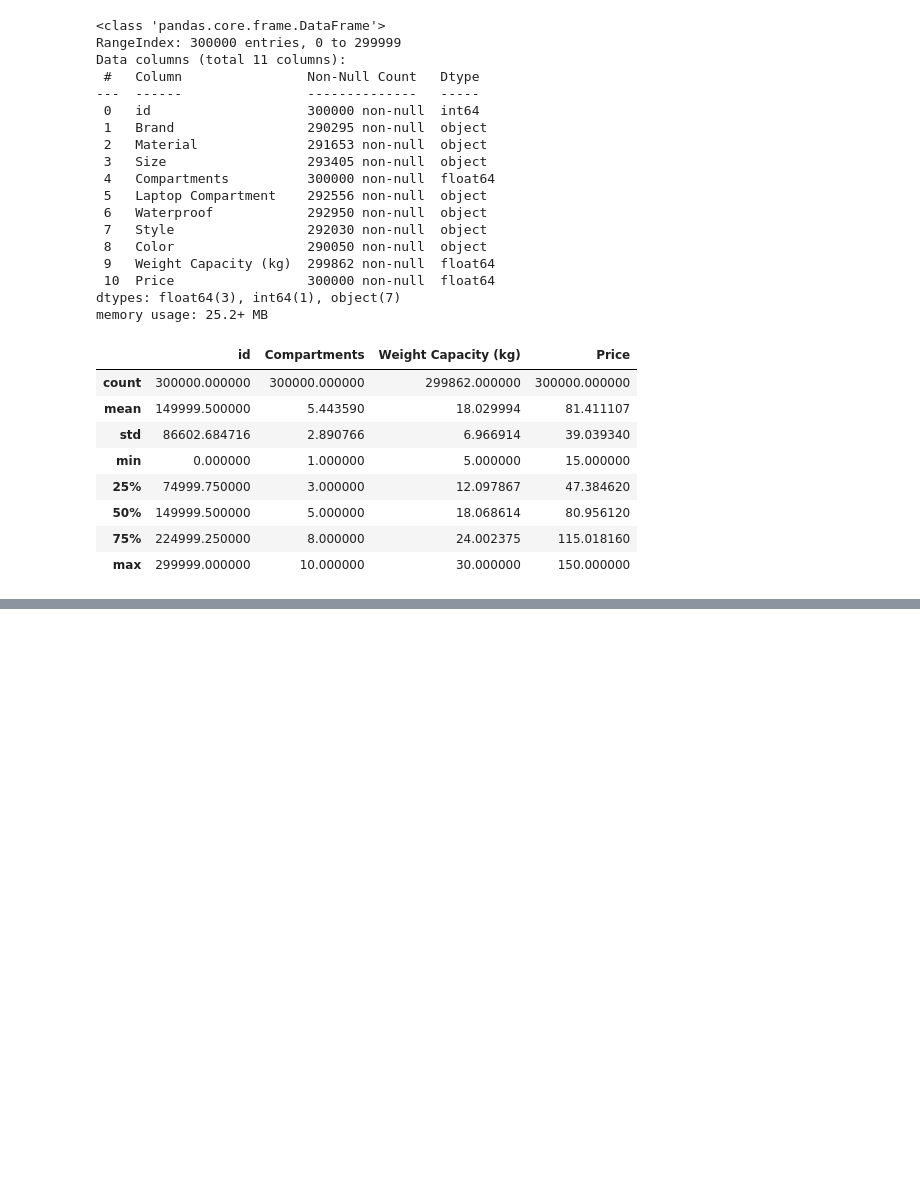
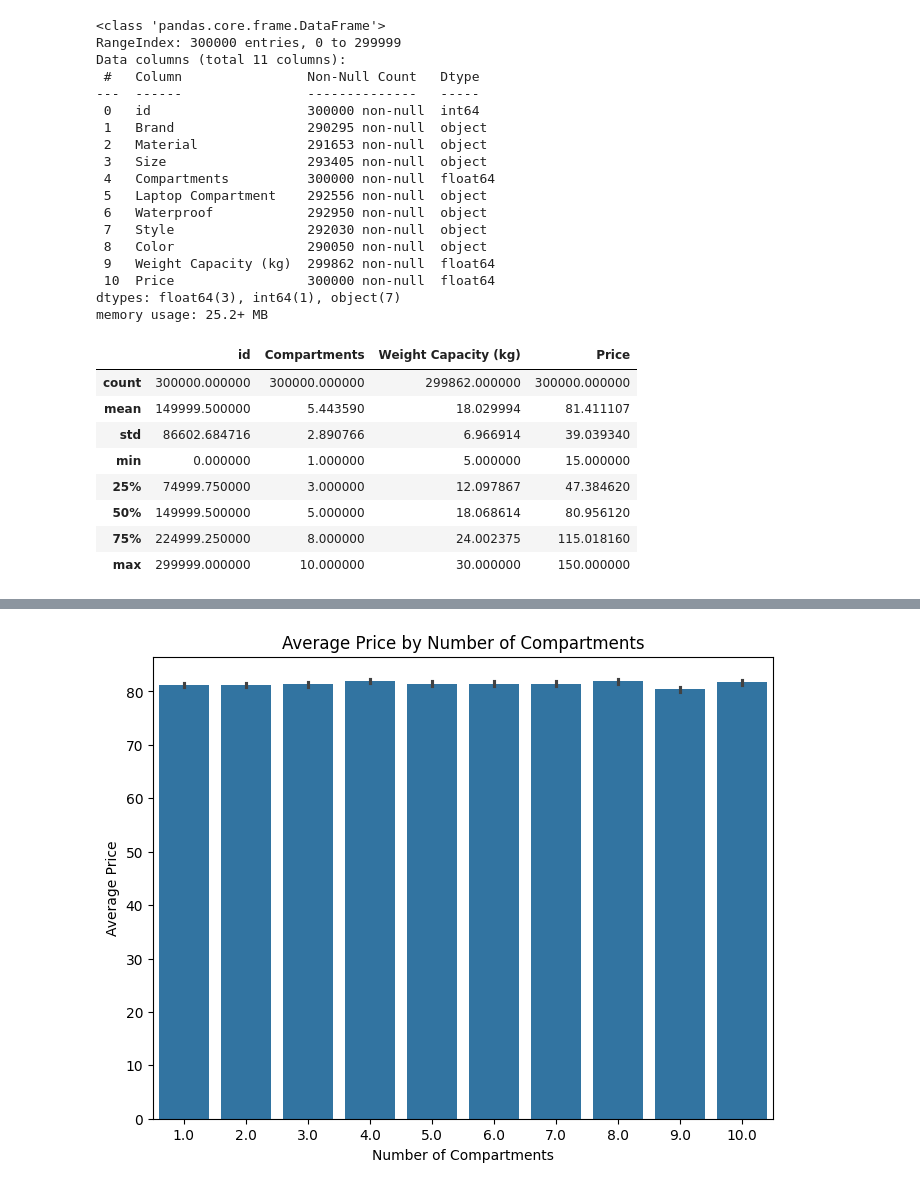
Before and after one commit to Juan-LobosMartin/Backpack_Prediction, a Jupyter notebook: Prevision_1.ipynb, the cells around one changed output, grey strips where cells are left out. Cells and saved outputs as stored; diff of their text form; code cells hidden in the pictures; blank space fills up the shorter version.

```diff
--- a/Prevision_1.ipynb
+++ b/Prevision_1.ipynb
@@ -86,0 +117,9 @@ array(['Leather', 'Canvas', 'Nylon', nan, 'Polyester'], dtype=object)
+# %%
+plt.figure(figsize=(8, 6))
+sns.barplot(x='Compartments', y='Price', data=Backpack_df)  # Shows mean and confidence intervals
+plt.title('Average Price by Number of Compartments')
+plt.xlabel('Number of Compartments')
+plt.ylabel('Average Price')
+plt.show()
+# %% [output]
+[figure, added]
```
Also changed, not shown: parts of 11 cells of this notebook, 7 other files.
